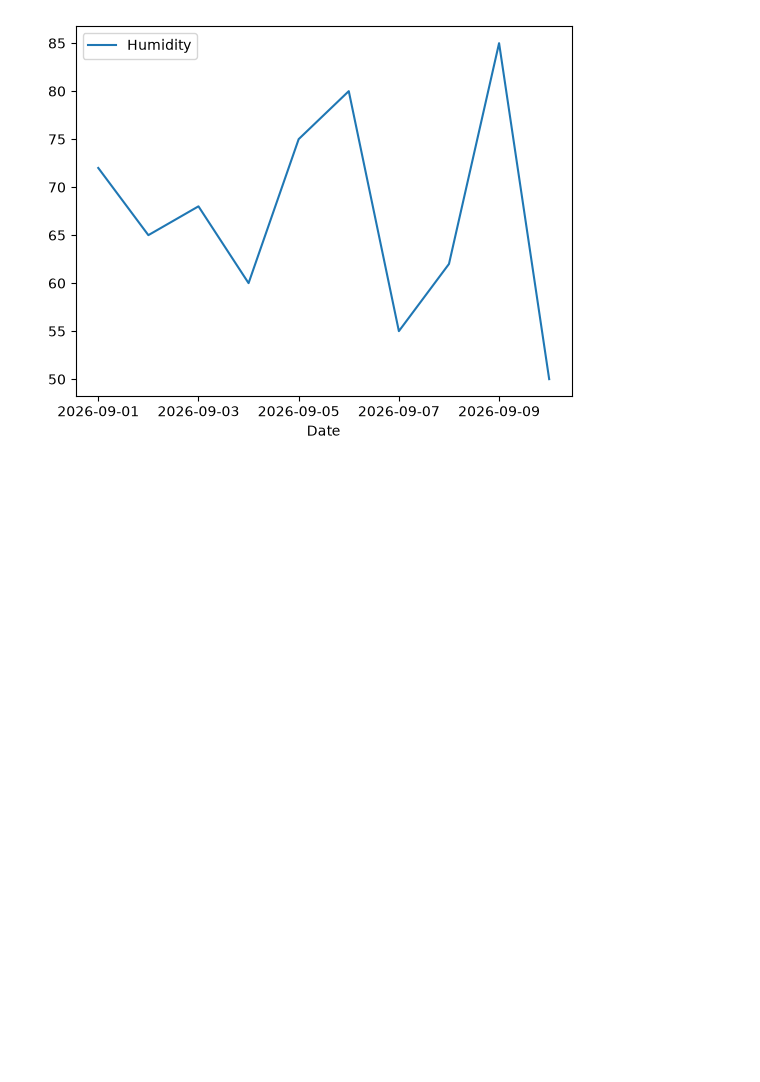
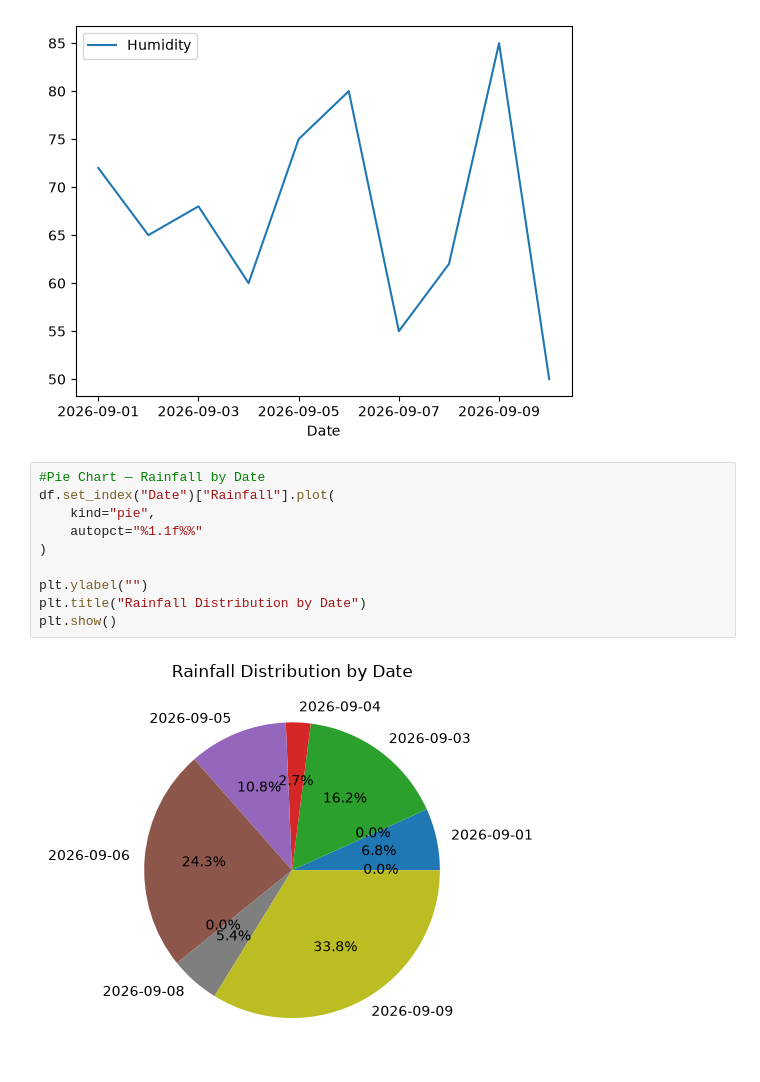
Before and after one commit to jinaloza09/Python, a Jupyter notebook: Weather-Data-Analyzer/Weather Data Analyzer.ipynb, the cells around one changed output. Drawn from its saved outputs; the diff is of its cells as text; blank space fills up the shorter version.

Commit message:
Update Weather Data Analyzer with pie chart

```diff
--- a/Weather-Data-Analyzer/Weather Data Analyzer.ipynb
+++ b/Weather-Data-Analyzer/Weather Data Analyzer.ipynb
@@ -111,3 +111,15 @@ df.plot(x="Date",y="Humidity",kind="line")
 plt.show()
 # %% [output]
 [figure]
+# %%
+#Pie Chart — Rainfall by Date
+df.set_index("Date")["Rainfall"].plot(
+    kind="pie",
+    autopct="%1.1f%%"
+)
+
+plt.ylabel("")
+plt.title("Rainfall Distribution by Date")
+plt.show()
+# %% [output]
+[figure, added]
```
